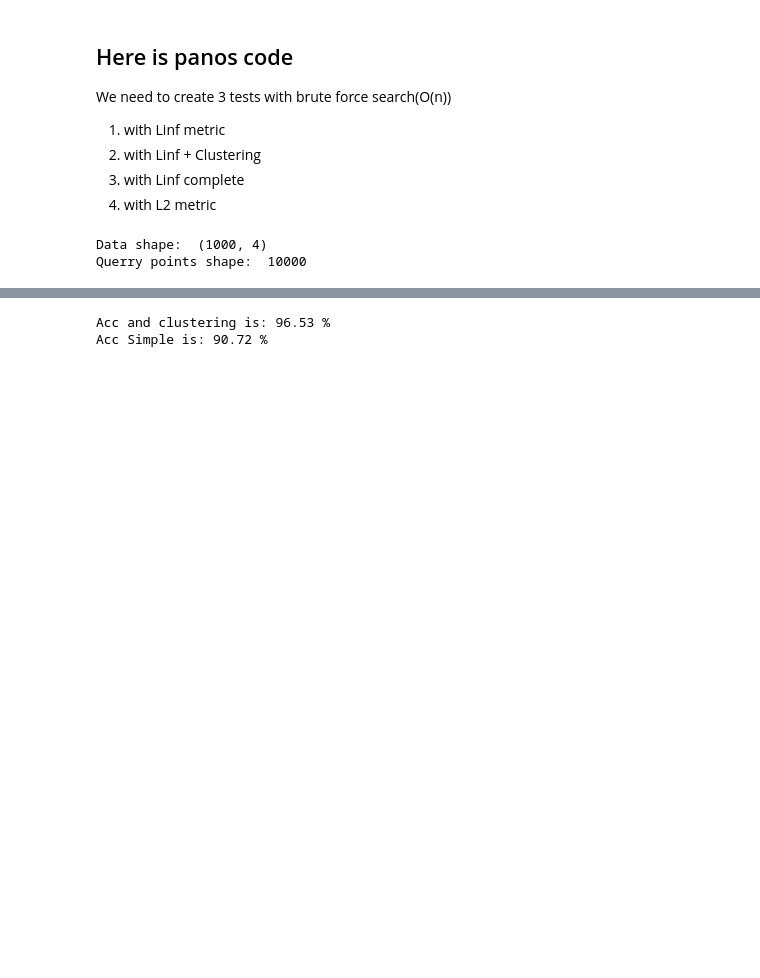
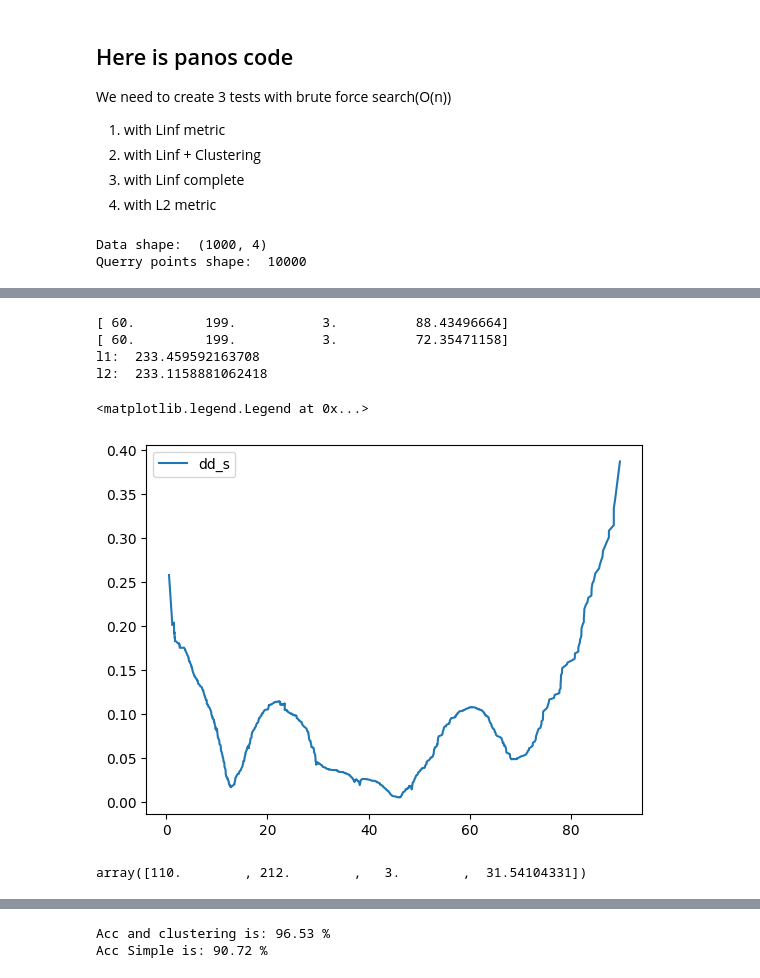
Before and after one commit to PRigas96/nMANN, a Jupyter notebook: panos.ipynb, the cells around one changed output, grey strips where cells are left out. Cells and saved outputs as stored; diff of their text form; code cells hidden in the pictures; blank space fills up the shorter version.

```diff
--- a/panos.ipynb
+++ b/panos.ipynb
@@ -182,0 +339,28 @@ q_points = q_points[beg:beg+nop]
+# %%
+print(data[84])
+print(clusters[3][15])
+# get their dist
+l1 = mt.Linf(geo.create_square2(data[84]), q_points[7])[0]
+l2 = mt.Linf_(geo.create_square2(clusters[3][15]), q_points[7])
+print("l1: ", l1)
+print("l2: ", l2)
+# %% [output]
+[ 60.         199.           3.          88.43496664]
+[ 60.         199.           3.          72.35471158]
+l1:  233.459592163708
+l2:  233.1158881062418
+# %%
+# get envelope of dd_s
+from scipy.signal import hilbert, chirp
+analytic_signal = hilbert(dd_s_filtered)
+amplitude_envelope = np.abs(analytic_signal)
+plt.plot(t, amplitude_envelope)
+# put legend
+plt.legend(['dd_s', 'dd_s_l_inv', 'dd_s_filtered', 'amplitude_envelope'])
+# %% [output]
+<matplotlib.legend.Legend at 0x...>
+[figure, added]
+# %%
+cluster[1][0]
+# %% [output]
+array([110.        , 212.        ,   3.        ,  31.54104331])
```
Also changed, not shown: parts of 30 cells of this notebook, 3 other files.
